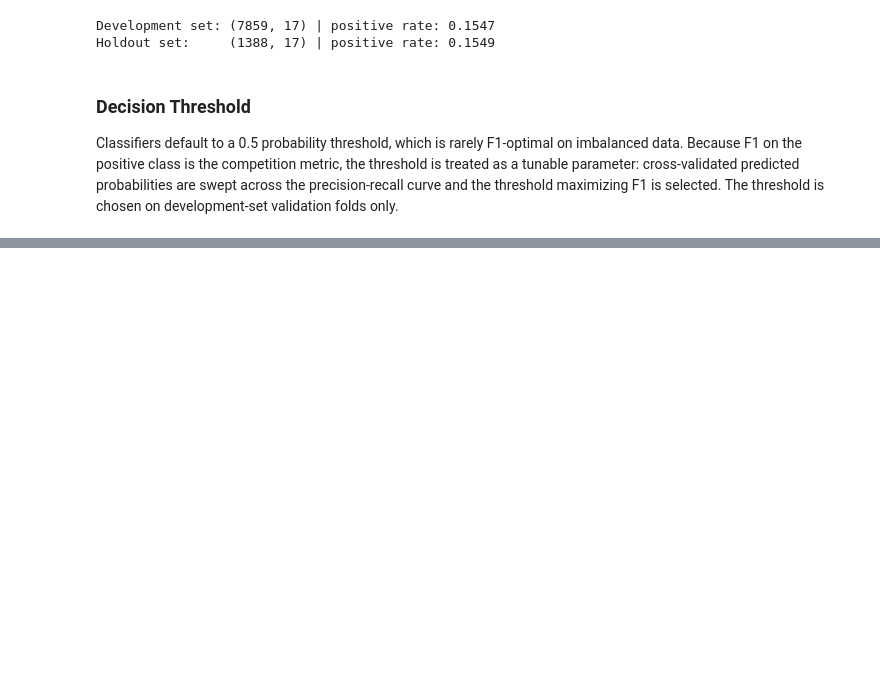
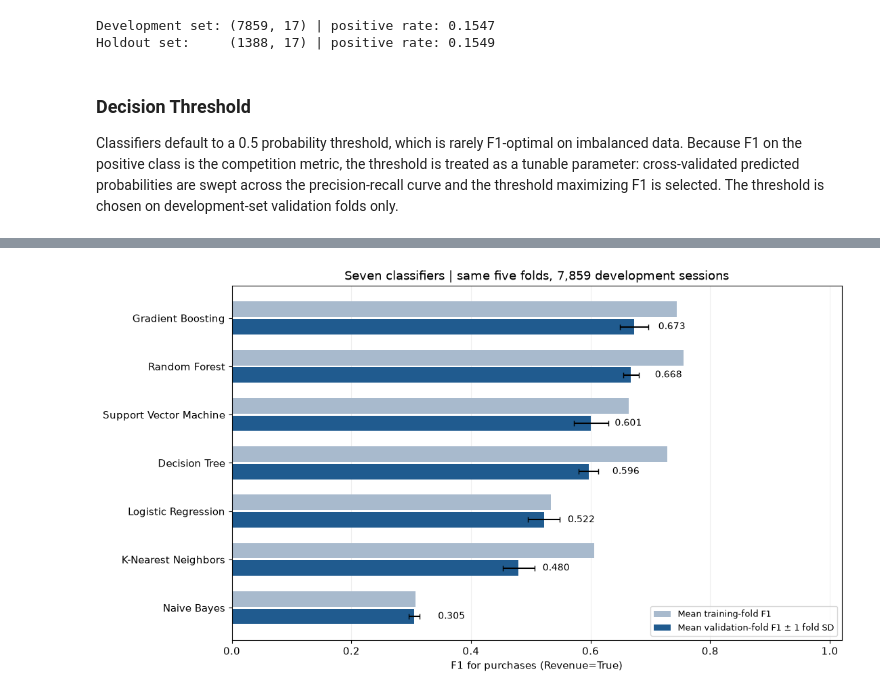
Before and after one commit to Aaryan1524/CAI_4105_2026_Fall_Team_2, a Jupyter notebook: challenge2/challenge2.ipynb, the cells around one changed output, grey strips where cells are left out. Drawn from its saved outputs; the diff is of its cells as text; code cells hidden in the pictures; blank space fills up the shorter version.

```diff
--- a/challenge2/challenge2.ipynb
+++ b/challenge2/challenge2.ipynb
@@ -462,0 +523,10 @@ display(pd.DataFrame([gb_results]).round(3))
+# %%
+from sklearn.neighbors import KNeighborsClassifier
+
+knn = Pipeline([
+    ("preprocessor", clone(preprocessor)),
+    ("model", KNeighborsClassifier(n_neighbors=5, weights="uniform", p=2)),
+])
+
+knn_results = cv_evaluate("K-Nearest Neighbors", knn)
+display(pd.DataFrame([knn_results]).round(3))
@@ -462,0 +548,10 @@ display(pd.DataFrame([gb_results]).round(3))
+# %%
+from sklearn.svm import SVC
+
+svm = Pipeline([
+    ("preprocessor", clone(preprocessor)),
+    ("model", SVC(C=1.0, kernel="rbf", gamma="scale")),
+])
+
+svm_results = cv_evaluate("Support Vector Machine", svm)
+display(pd.DataFrame([svm_results]).round(3))
@@ -462,0 +609,26 @@ display(pd.DataFrame([gb_results]).round(3))
+# %%
+import matplotlib.pyplot as plt
+
+plt.rcParams.update({"font.size": 11, "axes.titlesize": 13})
+plot_df = comparison_df.sort_values("CV F1")
+positions = np.arange(len(plot_df))
+
+fig, ax = plt.subplots(figsize=(11, 6), layout="constrained")
+ax.barh(positions + 0.18, plot_df["Train F1"], height=0.32,
+        color="#a8bacd", label="Mean training-fold F1")
+ax.barh(positions - 0.18, plot_df["CV F1"], height=0.32,
+        color="#205b8f", xerr=plot_df["F1 Std"], capsize=3,
+        label="Mean validation-fold F1 ± 1 fold SD")
+for position, value in zip(positions, plot_df["CV F1"]):
+    ax.text(min(value + 0.04, 0.94), position - 0.18,
+            f"{value:.3f}", va="center", fontsize=10)
+ax.set(yticks=positions, yticklabels=plot_df["Model"], xlim=(0, 1.02),
+       xlabel="F1 for purchases (Revenue=True)",
+       title=f"Seven classifiers | same five folds, {len(X_dev):,} development sessions")
+ax.grid(axis="x", alpha=0.2)
+ax.set_axisbelow(True)
+ax.legend(loc="lower right", fontsize=9)
+fig.savefig("task3_f1_comparison.png", dpi=150, bbox_inches="tight")
+plt.show()
+# %% [output]
+[figure, added]
```
Also changed, not shown: parts of 23 cells of this notebook, 4 other files.
